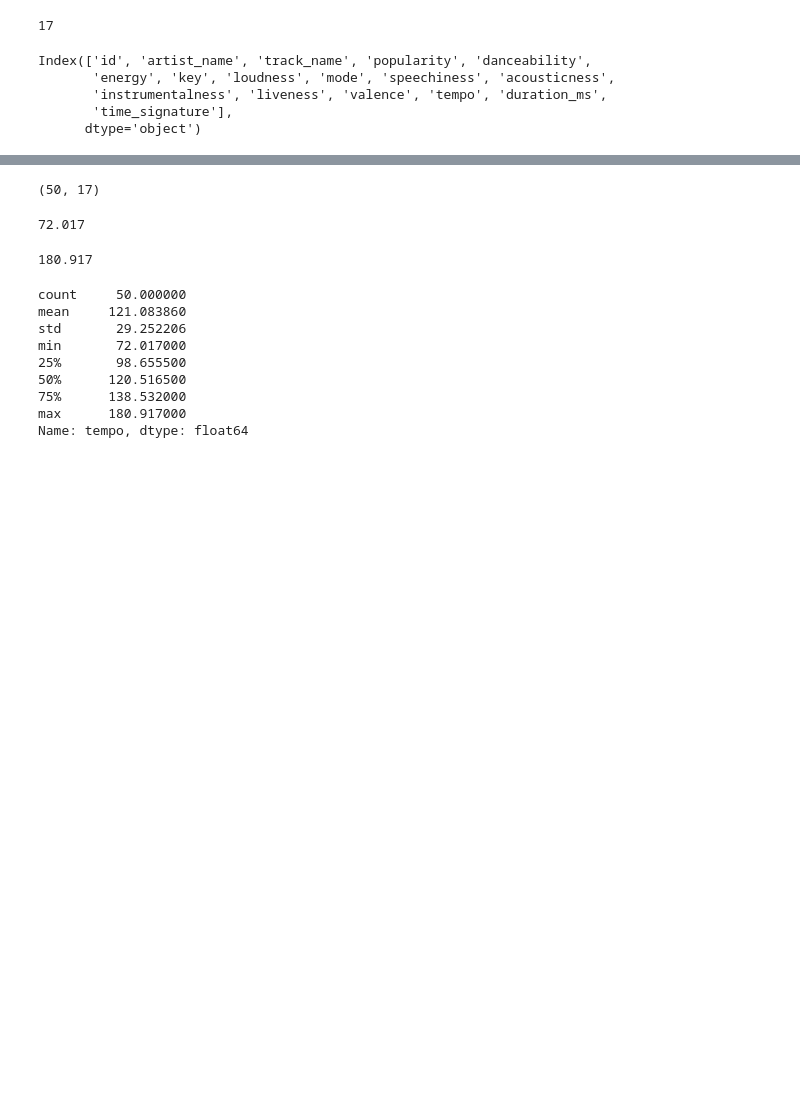
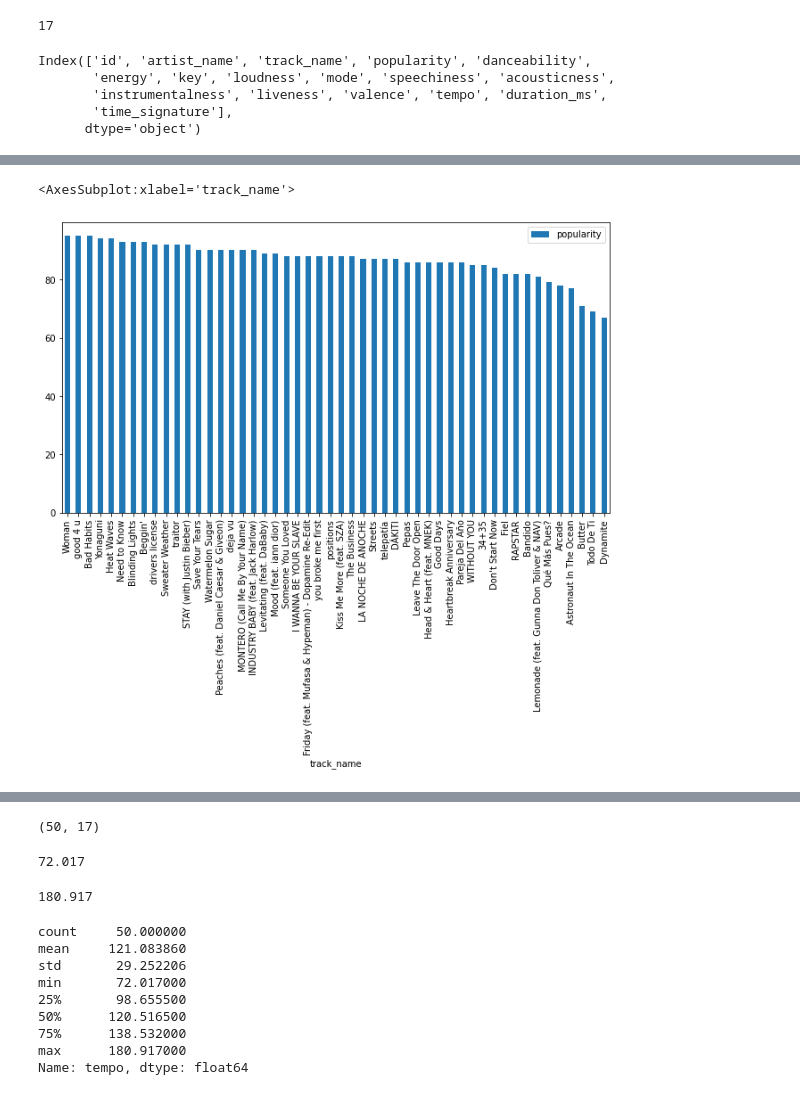
Before and after one commit to MadhaviRockandla/AirflowWeekend, a Jupyter notebook: airflow-proj-files/data/spotify_top50_2021.ipynb, the cells around one changed output, grey strips where cells are left out. Saved outputs shown, nothing was run; the diff lists cells and outputs as text; code cells hidden in the pictures; blank space fills up the shorter version.

Commit message:
Added Data Visualizations

```diff
--- a/airflow-proj-files/data/spotify_top50_2021.ipynb
+++ b/airflow-proj-files/data/spotify_top50_2021.ipynb
@@ -41,0 +87,6 @@ Index(['id', 'artist_name', 'track_name', 'popularity', 'danceability',
+# %%
+# Plot bar graph by amount of  Calories
+popularity.plot.bar(x='track_name', y='popularity', figsize= (11,6))
+# %% [output]
+<AxesSubplot:xlabel='track_name'>
+[figure, added]
```
Also changed, not shown: parts of 10 cells of this notebook.
